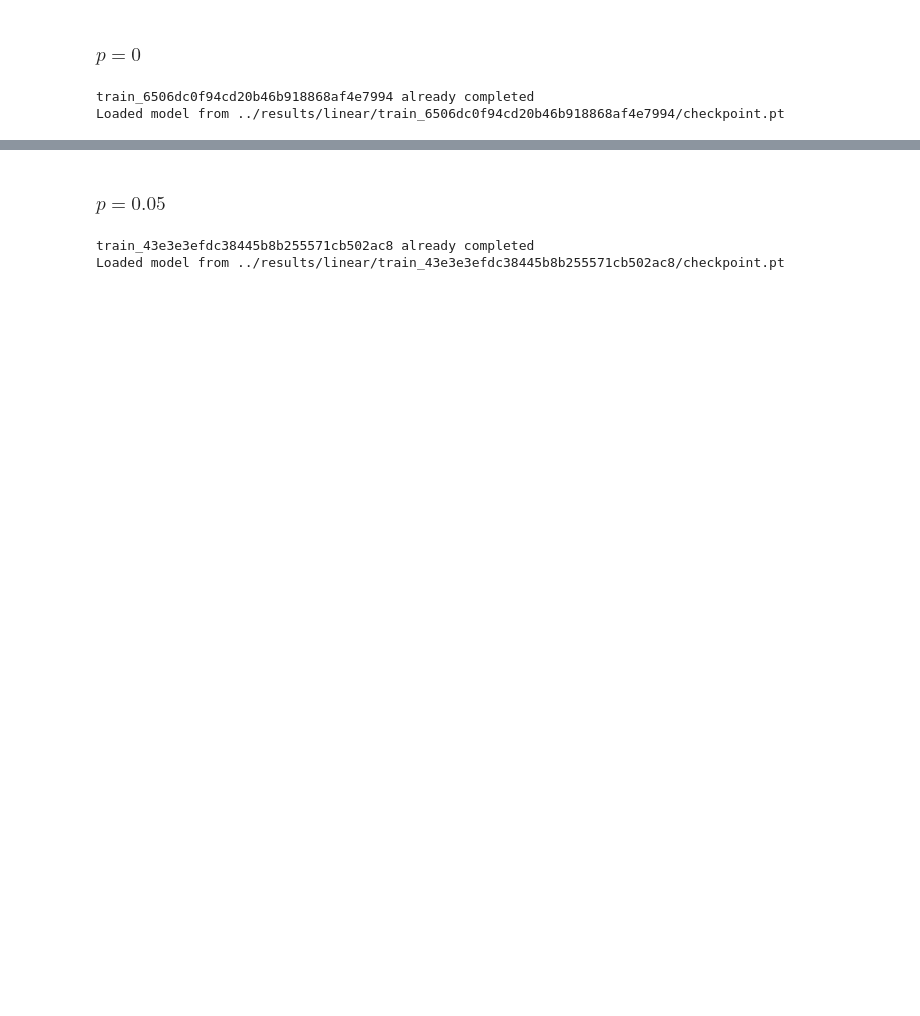
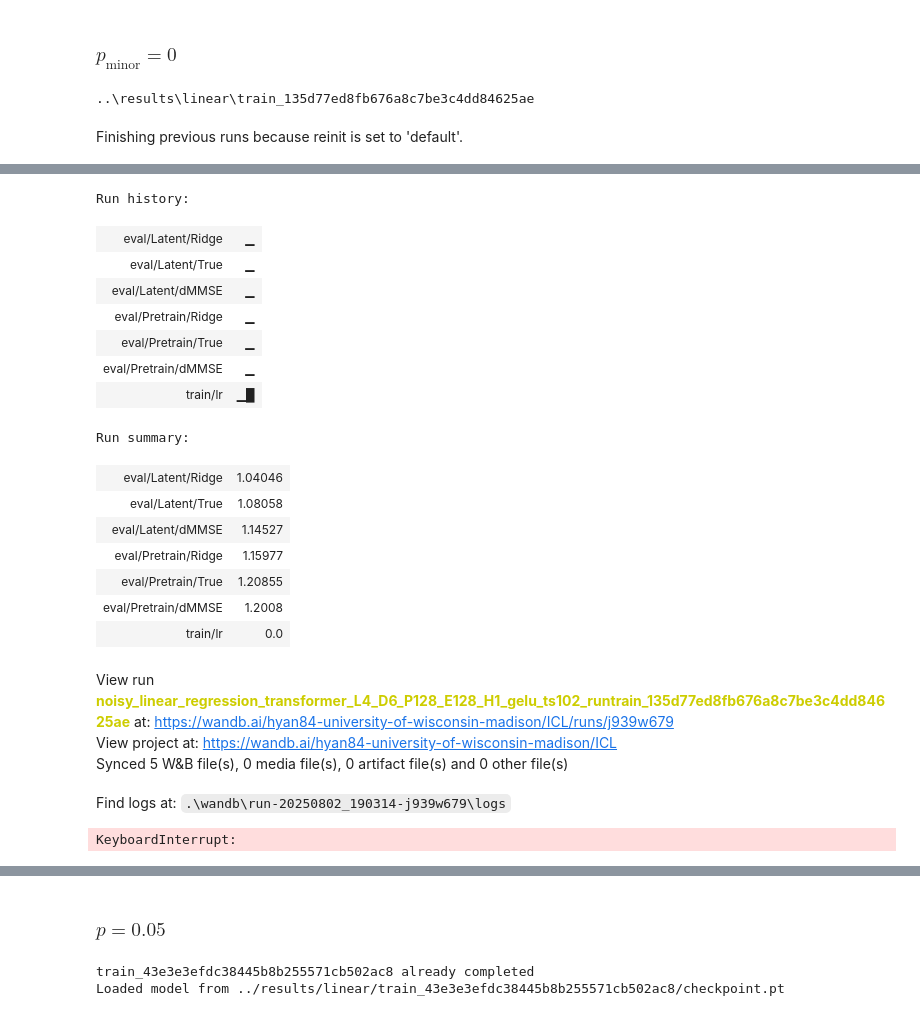
Before and after one commit to ezyhdxm/ICL, a Jupyter notebook: notebooks/Linear.ipynb, the cells around one changed output, grey strips where cells are left out. Drawn from its saved outputs; the diff is of its cells as text; code cells hidden in the pictures; blank space fills up the shorter version.

```diff
--- a/notebooks/Linear.ipynb
+++ b/notebooks/Linear.ipynb
@@ -286,16 +521,18 @@ def plot_all_relative_errors(train_task, task_vectors, get_dmmse_posterior):
 # %% [markdown]
-### $p=0$
+### $p_{\text{minor}}=0$
 # %%
 # A lazy way to get results from a certain configuration.
 # Most experiments share the same hyper parameters except `n_task`, so just change `n_task` and try train it
 # If it is already trained then it will show where the results are saved.
 # Otherwise, it will run the training procedure.
+# This is a very ad hoc approach, as random seeds are generated differently on different systems and machines
+# Need a fix in the future
 
 config = get_config()
 # config = u.filter_config(config)
-config.task.n_tasks = 4
-config.task.p_ood = 0
+config.task.n_tasks = 3
+config.task.p_minor = 0
 model, log = train(config)
 # %% [output]
-train_6506dc0f94cd20b46b918868af4e7994 already completed
-Loaded model from ../results/linear/train_6506dc0f94cd20b46b918868af4e7994/checkpoint.pt
+..\results\linear\train_135d77ed8fb676a8c7be3c4dd84625ae
+Finishing previous runs because reinit is set to 'default'.
@@ -302 +540,22 @@ Loaded model from ../results/linear/train_6506dc0f94cd20b46b918868af4e7994/check
+Run history:
+| eval/Latent/Ridge | ▁ |
+| eval/Latent/True | ▁ |
+| eval/Latent/dMMSE | ▁ |
+| eval/Pretrain/Ridge | ▁ |
+| eval/Pretrain/True | ▁ |
+| eval/Pretrain/dMMSE | ▁ |
+| train/lr | ▁█ |
+Run summary:
+| eval/Latent/Ridge | 1.04046 |
+| eval/Latent/True | 1.08058 |
+| eval/Latent/dMMSE | 1.14527 |
+| eval/Pretrain/Ridge | 1.15977 |
+| eval/Pretrain/True | 1.20855 |
+| eval/Pretrain/dMMSE | 1.2008 |
+| train/lr | 0.0 |
+View run noisy_linear_regression_transformer_L4_D6_P128_E128_H1_gelu_ts102_runtrain_135d77ed8fb676a8c7be3c4dd84625ae at: https://wandb.ai/hyan84-university-of-wisconsin-madison/ICL/runs/j939w679
+View project at: https://wandb.ai/hyan84-university-of-wisconsin-madison/ICL
+Synced 5 W&B file(s), 0 media file(s), 0 artifact file(s) and 0 other file(s)
+Find logs at: .\wandb\run-20250802_190314-j939w679\logs
+KeyboardInterrupt:
 # %%
```
Also changed, not shown: parts of 48 cells of this notebook, 7 other files.
